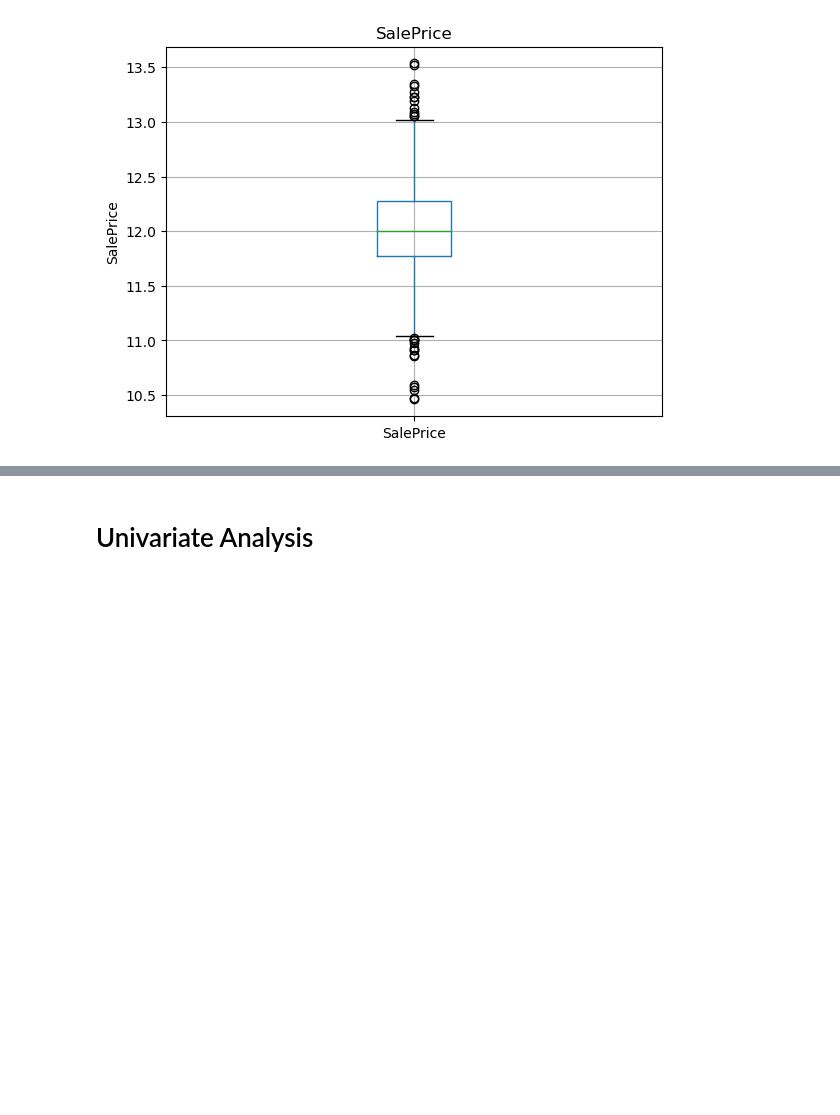
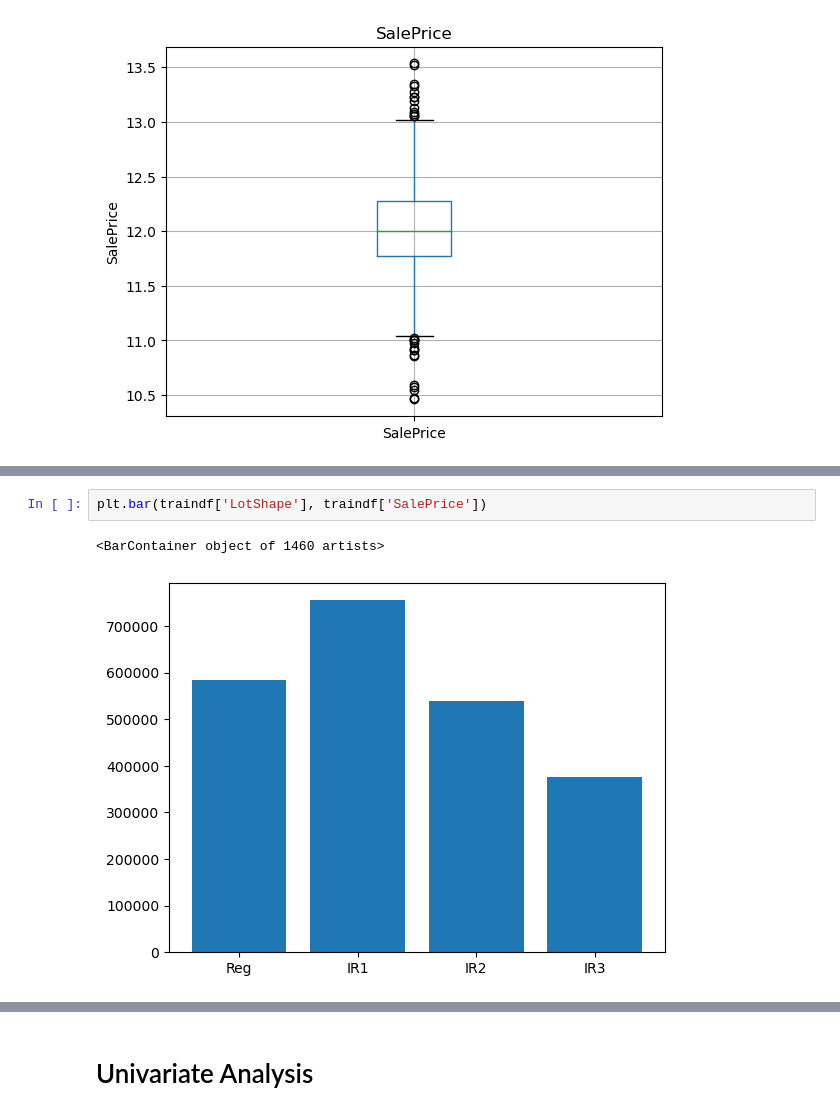
Before and after one commit to chwasiq0569/EDA-on-House-Price-Prediction-Dataset, a Jupyter notebook: eda-on-house-price-prediction-dataset.ipynb, the cells around one changed output, grey strips where cells are left out. Saved outputs shown, nothing was run; the diff lists cells and outputs as text; blank space fills up the shorter version.

```diff
--- a/eda-on-house-price-prediction-dataset.ipynb
+++ b/eda-on-house-price-prediction-dataset.ipynb
@@ -277,0 +304,5 @@ for feature in continuous_features:
+# %%
+plt.bar(traindf['LotShape'], traindf['SalePrice'])
+# %% [output]
+<BarContainer object of 1460 artists>
+[figure, added]
```
Also changed, not shown: parts of 21 cells of this notebook.
